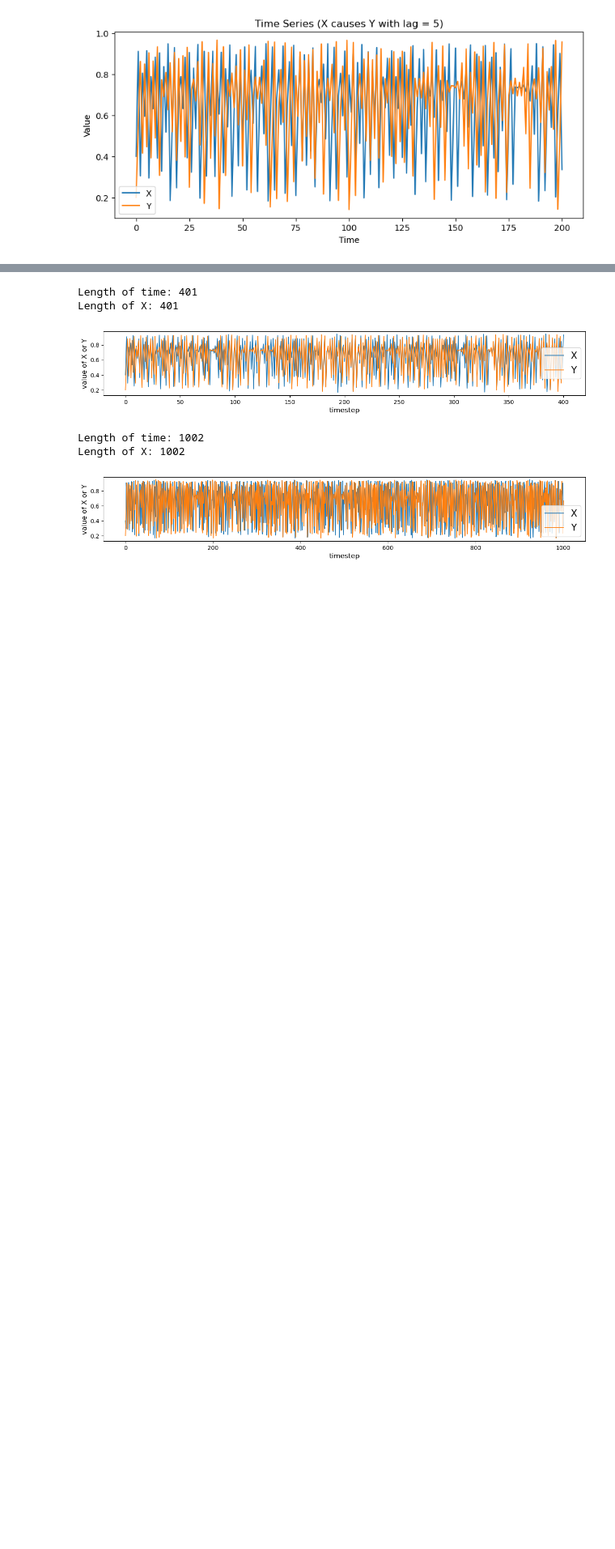
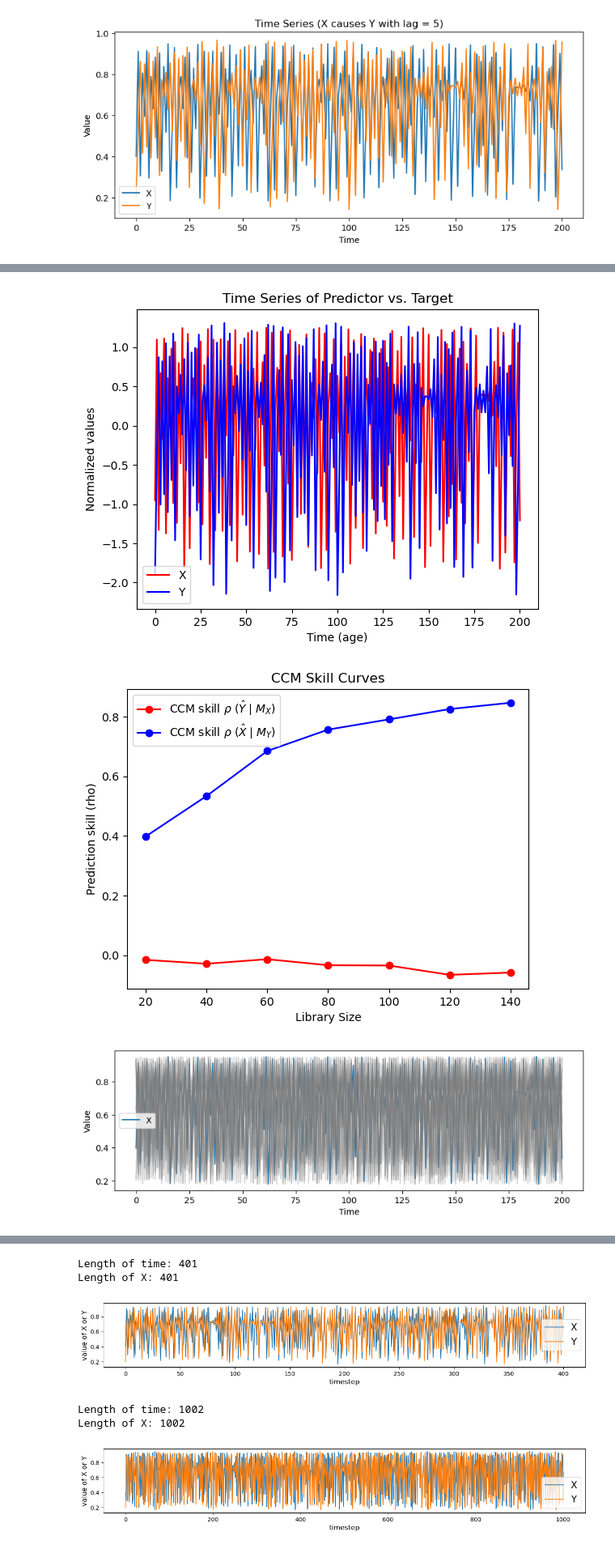
Before and after one commit to Peisong-Zheng/van2015_repeat, a Jupyter notebook: gen_data_to_test_optimal_Tp.ipynb, the cells around one changed output, grey strips where cells are left out. Shown at 81% size. Saved outputs shown, nothing was run; the diff lists cells and outputs as text; code cells hidden in the pictures; blank space fills up the shorter version.

```diff
--- a/gen_data_to_test_optimal_Tp.ipynb
+++ b/gen_data_to_test_optimal_Tp.ipynb
@@ -48,0 +51,59 @@ plt.show()
+# %%
+
+import pandas as pd
+import numpy as np
+from pyEDM import CCM
+import matplotlib.pyplot as plt
+
+
+
+# Prepare DataFrame
+df_X = pd.DataFrame({
+    'age': time,
+    'X': X,
+})
+
+df_Y = pd.DataFrame({
+    'age': time,
+    'Y': Y,
+})
+
+
+from toolbox import ccm_functions as cf
+import importlib
+importlib.reload(cf)
+
+
+result = cf.ccm_DOXmapForcing(
+    df_sd      = df_X,
+    df_pre     = df_Y,
+    E          = 2,
+    tau        = 1,
+    libSizes   = "20 40 60 80 100 120 140",
+    Tp=-5,
+    sample     = 20,
+    showPlot   = True
+)
+
+from toolbox import significant_test as st
+import importlib
+importlib.reload(st)
+
+ccm_out, ran_ccm_list,test_result = st.ccm_significance_test(
+    df_sd      = df_X,
+    df_pre     = df_Y,
+    E         = 2,
+    tau       = 1,
+    Tp =-5,
+    n_ran     = 20,
+    libSizes  = "20 40 60 80 100 120 140",
+    sample    = 20,
+    showPlot  = True
+)
+
+
+print(test_result)
+# %% [output]
+[figure, added]
+[figure, added]
+[figure, added]
```
Also changed, not shown: parts of 11 cells of this notebook, 4 other files.
